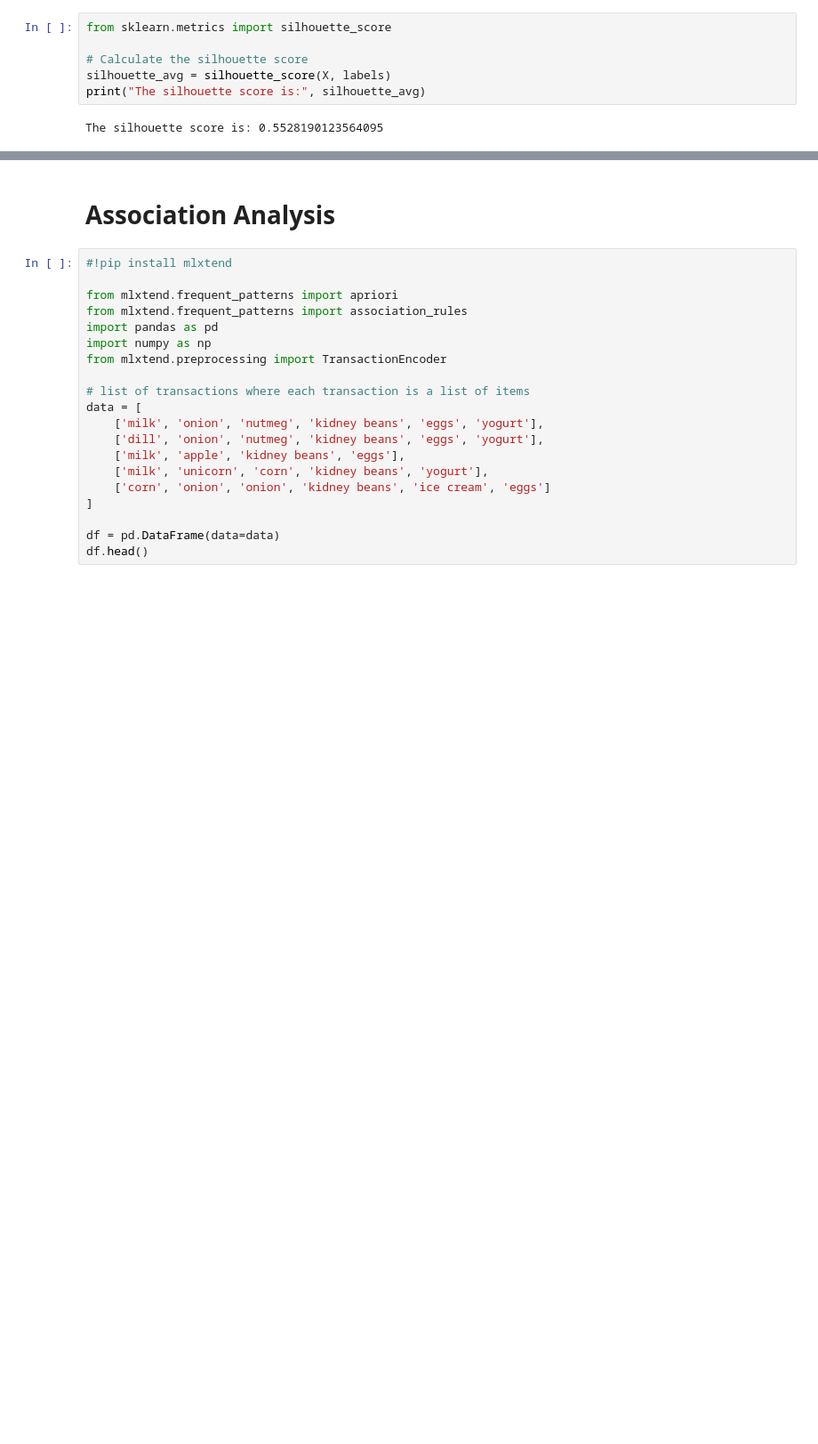
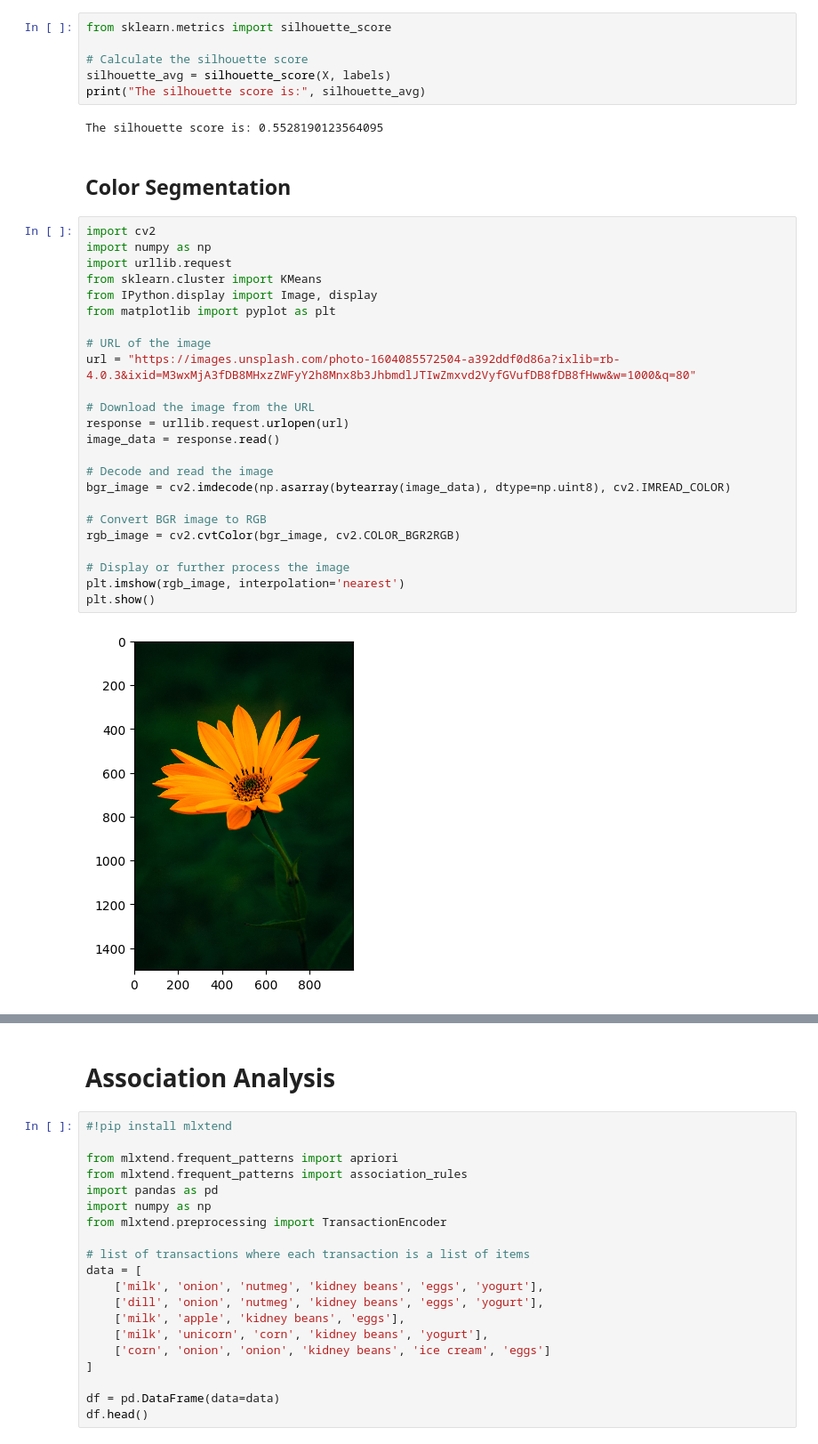
Before and after one commit to a-kanaan/dm-support, a Jupyter notebook: dm_tasks.ipynb, the cells around one changed output, grey strips where cells are left out. Shown: that part at 89% size. Saved outputs shown, nothing was run; the diff lists cells and outputs as text; blank space fills up the shorter version.

Commit message:
add color segmentation to dm_tasks

```diff
--- a/dm_tasks.ipynb
+++ b/dm_tasks.ipynb
@@ -130,3 +130,31 @@ silhouette_avg = silhouette_score(X, labels)
 print("The silhouette score is:", silhouette_avg)
 # %% [output]
 The silhouette score is: 0.5528190123564095
+# %% [markdown]
+## Color Segmentation
+# %%
+import cv2
+import numpy as np
+import urllib.request
+from sklearn.cluster import KMeans
+from IPython.display import Image, display
+from matplotlib import pyplot as plt
+
+# URL of the image
+url = "https://images.unsplash.com/photo-1604085572504-a392ddf0d86a?ixlib=rb-4.0.3&ixid=M3wxMjA3fDB8MHxzZWFyY2h8Mnx8b3JhbmdlJTIwZmxvd2VyfGVufDB8fDB8fHww&w=1000&q=80"
+
+# Download the image from the URL
+response = urllib.request.urlopen(url)
+image_data = response.read()
+
+# Decode and read the image
+bgr_image = cv2.imdecode(np.asarray(bytearray(image_data), dtype=np.uint8), cv2.IMREAD_COLOR)
+
+# Convert BGR image to RGB
+rgb_image = cv2.cvtColor(bgr_image, cv2.COLOR_BGR2RGB)
+
+# Display or further process the image
+plt.imshow(rgb_image, interpolation='nearest')
+plt.show()
+# %% [output]
+[figure, added]
```
Also changed, not shown: parts of 2 cells of this notebook.
